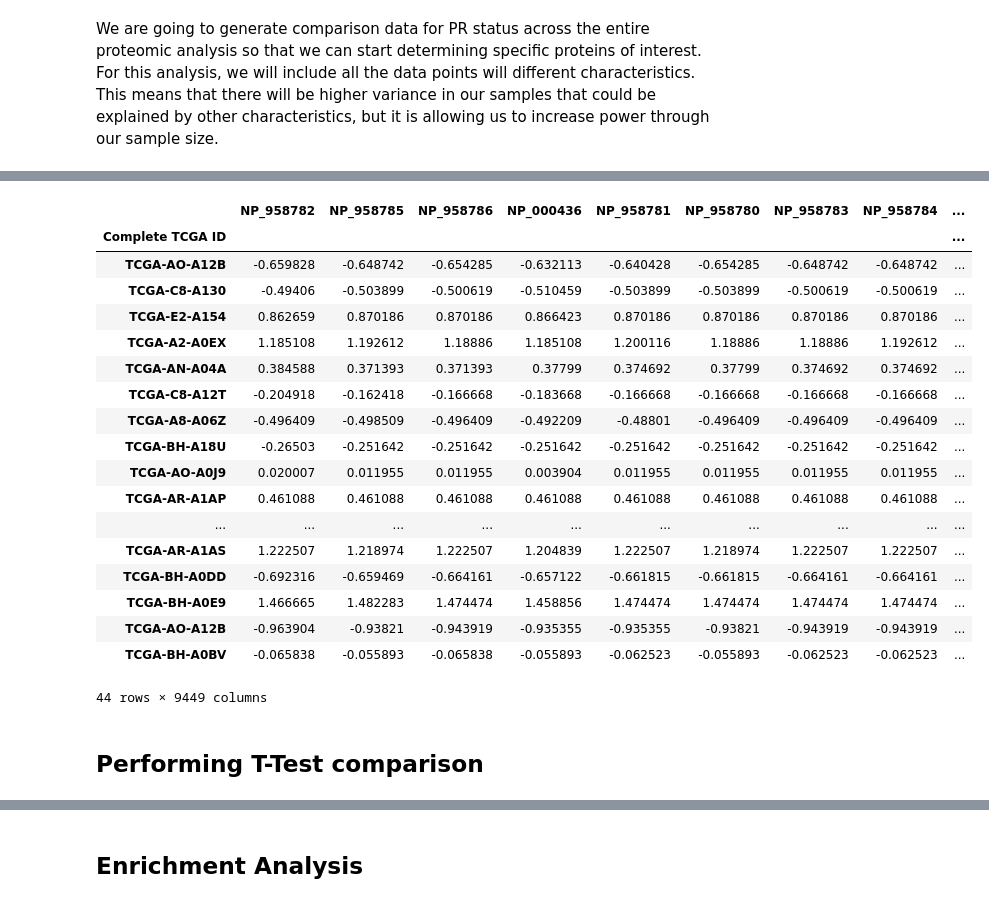
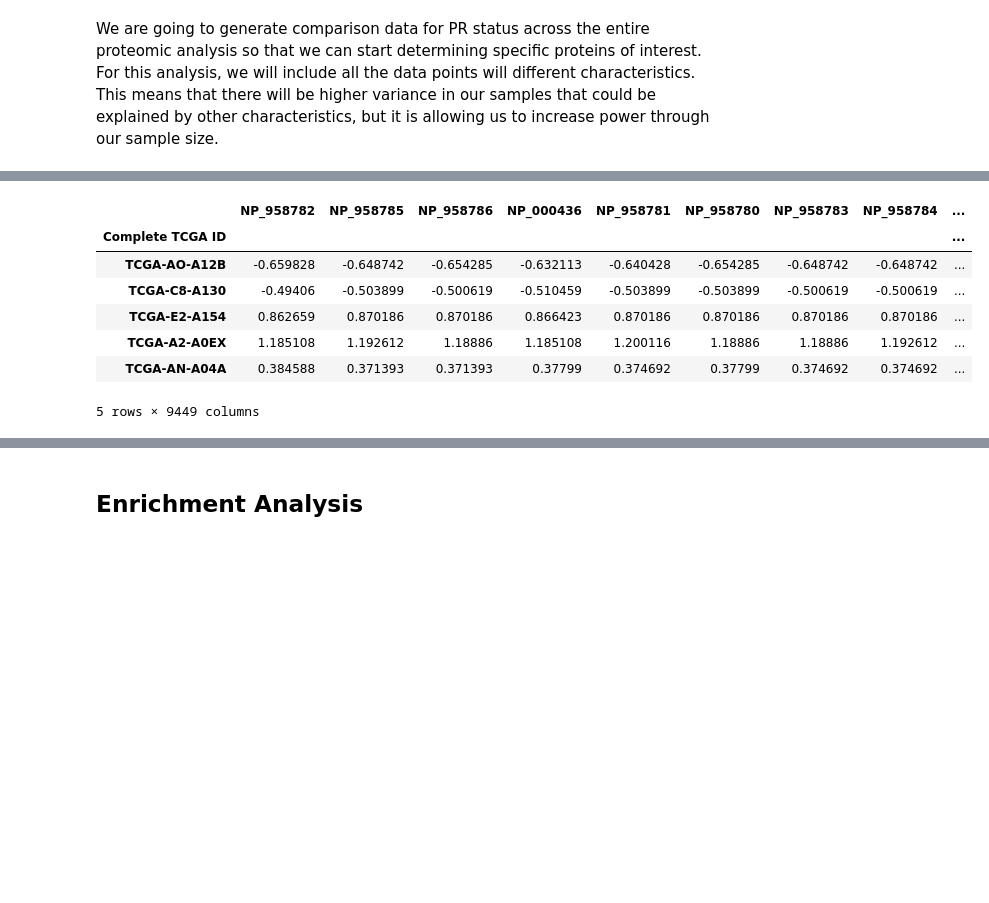
Before and after one commit to alanalrister/portfolio, a Jupyter notebook: BioInformatics Project.ipynb, the cells around one changed output, grey strips where cells are left out. Drawn from its saved outputs; the diff is of its cells as text; code cells hidden in the pictures; blank space fills up the shorter version.

```diff
--- a/BioInformatics Project.ipynb
+++ b/BioInformatics Project.ipynb
@@ -633,25 +602,12 @@ PR_negative
 # %%
 PR_positive = data.transpose()[data.transpose()["PR Status"] == 'Positive'].drop(['ER Status', 'PR Status', 'HER2 Final Status', 'ER-PR-HER2'], axis = 1)
-PR_positive
+PR_positive.head()
 # %% [output]
 |  | NP_958782 | NP_958785 | NP_958786 | NP_000436 | NP_958781 | NP_958780 | NP_958783 | NP_958784 | ... |
 | Complete TCGA ID |  |  |  |  |  |  |  |  | ... |
 | TCGA-AO-A12B | -0.659828 | -0.648742 | -0.654285 | -0.632113 | -0.640428 | -0.654285 | -0.648742 | -0.648742 | ... |
 | TCGA-C8-A130 | -0.49406 | -0.503899 | -0.500619 | -0.510459 | -0.503899 | -0.503899 | -0.500619 | -0.500619 | ... |
 | TCGA-E2-A154 | 0.862659 | 0.870186 | 0.870186 | 0.866423 | 0.870186 | 0.870186 | 0.870186 | 0.870186 | ... |
 | TCGA-A2-A0EX | 1.185108 | 1.192612 | 1.18886 | 1.185108 | 1.200116 | 1.18886 | 1.18886 | 1.192612 | ... |
 | TCGA-AN-A04A | 0.384588 | 0.371393 | 0.371393 | 0.37799 | 0.374692 | 0.37799 | 0.374692 | 0.374692 | ... |
-| TCGA-C8-A12T | -0.204918 | -0.162418 | -0.166668 | -0.183668 | -0.166668 | -0.166668 | -0.166668 | -0.166668 | ... |
-| TCGA-A8-A06Z | -0.496409 | -0.498509 | -0.496409 | -0.492209 | -0.48801 | -0.496409 | -0.496409 | -0.496409 | ... |
-| TCGA-BH-A18U | -0.26503 | -0.251642 | -0.251642 | -0.251642 | -0.251642 | -0.251642 | -0.251642 | -0.251642 | ... |
-| TCGA-AO-A0J9 | 0.020007 | 0.011955 | 0.011955 | 0.003904 | 0.011955 | 0.011955 | 0.011955 | 0.011955 | ... |
-| TCGA-AR-A1AP | 0.461088 | 0.461088 | 0.461088 | 0.461088 | 0.461088 | 0.461088 | 0.461088 | 0.461088 | ... |
-| ... | ... | ... | ... | ... | ... | ... | ... | ... | ... |
-| TCGA-AR-A1AS | 1.222507 | 1.218974 | 1.222507 | 1.204839 | 1.222507 | 1.218974 | 1.222507 | 1.222507 | ... |
-| TCGA-BH-A0DD | -0.692316 | -0.659469 | -0.664161 | -0.657122 | -0.661815 | -0.661815 | -0.664161 | -0.664161 | ... |
-| TCGA-BH-A0E9 | 1.466665 | 1.482283 | 1.474474 | 1.458856 | 1.474474 | 1.474474 | 1.474474 | 1.474474 | ... |
-| TCGA-AO-A12B | -0.963904 | -0.93821 | -0.943919 | -0.935355 | -0.935355 | -0.93821 | -0.943919 | -0.943919 | ... |
-| TCGA-BH-A0BV | -0.065838 | -0.055893 | -0.065838 | -0.055893 | -0.062523 | -0.055893 | -0.062523 | -0.062523 | ... |
-44 rows × 9449 columns
+5 rows × 9449 columns
-# %% [markdown]
-## Performing T-Test comparison
```
Also changed, not shown: parts of 111 cells of this notebook.
